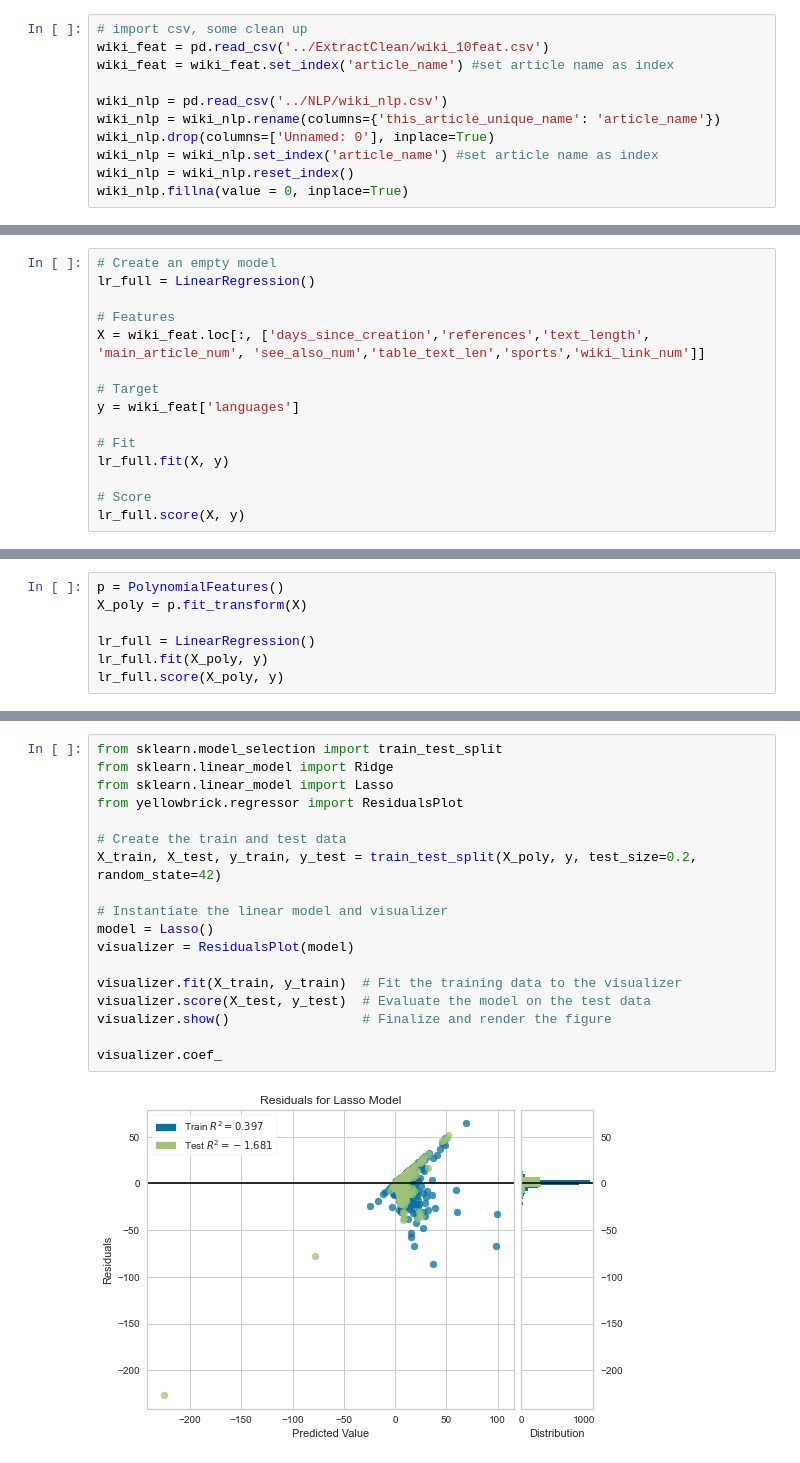
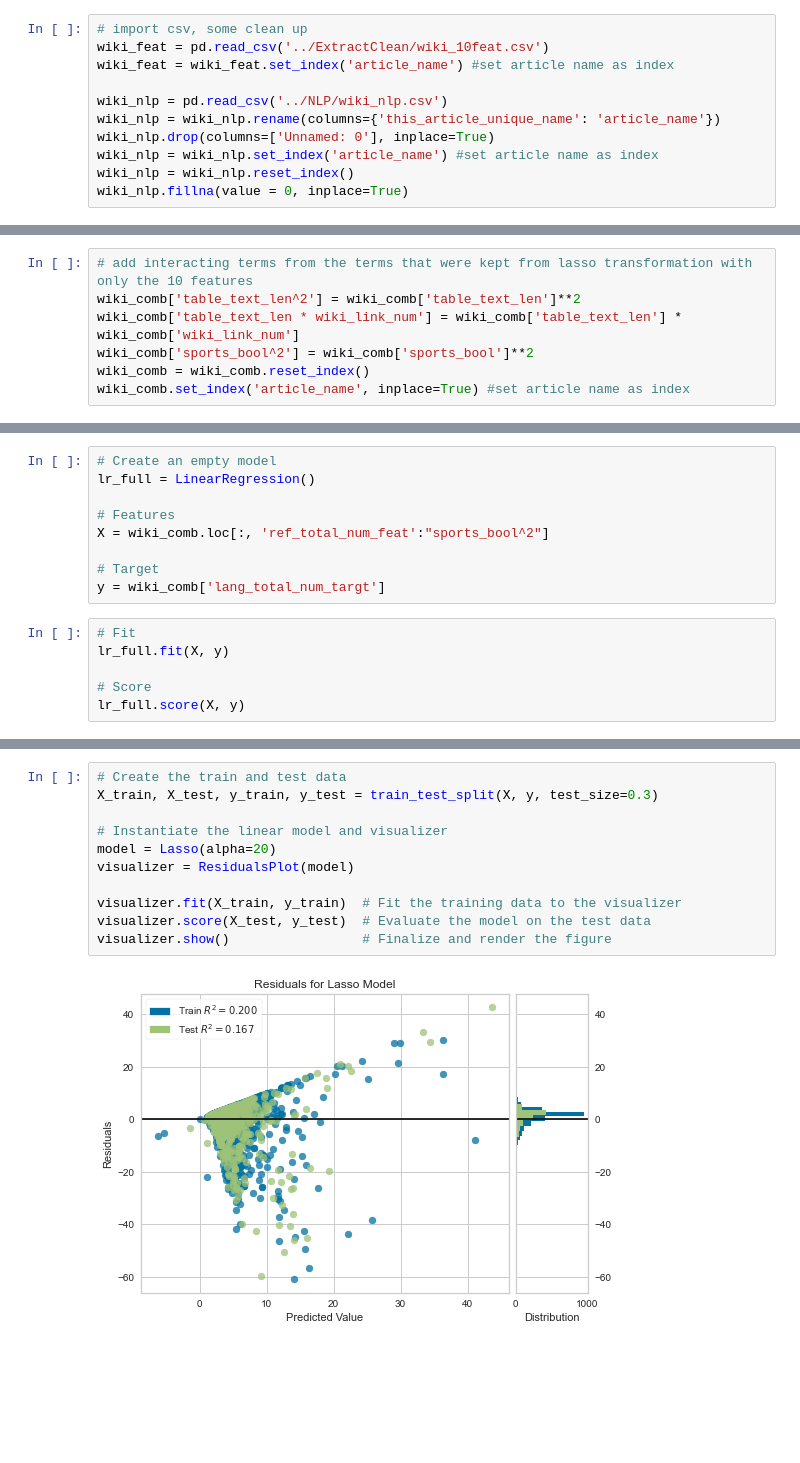
Before and after one commit to jcpark376/project2-wikipedia, a Jupyter notebook: FinalModel/final.ipynb, the cells around one changed output, grey strips where cells are left out. Cells and saved outputs as stored; diff of their text form; blank space fills up the shorter version.

Commit message:
all three models are working
features model, nlp model, combined model

```diff
--- a/FinalModel/final.ipynb
+++ b/FinalModel/final.ipynb
@@ -78,0 +46,7 @@ dtype: int64
+# %%
+# add interacting terms from the terms that were kept from lasso transformation with only the 10 features
+wiki_comb['table_text_len^2'] = wiki_comb['table_text_len']**2
+wiki_comb['table_text_len * wiki_link_num'] = wiki_comb['table_text_len'] * wiki_comb['wiki_link_num']
+wiki_comb['sports_bool^2'] = wiki_comb['sports_bool']**2
+wiki_comb = wiki_comb.reset_index()
+wiki_comb.set_index('article_name', inplace=True) #set article name as index
@@ -79,13 +70,13 @@ dtype: int64
+# %%
+# Create an empty model
+lr_full = LinearRegression()
+
+# Features
+X = wiki_comb.loc[:, 'ref_total_num_feat':"sports_bool^2"]
+
+# Target
+y = wiki_comb['lang_total_num_targt']
 # %%
-# Create an empty model
-lr_full = LinearRegression()
-
-# Features
-X = wiki_feat.loc[:, ['days_since_creation','references','text_length', 'main_article_num', 'see_also_num','table_text_len','sports','wiki_link_num']]
-
-# Target
-y = wiki_feat['languages']
-
 # Fit
 lr_full.fit(X, y)
 
@@ -96,7 +86,0 @@ lr_full.score(X, y)
-# %%
-p = PolynomialFeatures()
-X_poly = p.fit_transform(X)
-
-lr_full = LinearRegression()
-lr_full.fit(X_poly, y)
-lr_full.score(X_poly, y)
@@ -111,20 +87,13 @@ lr_full.score(X_poly, y)
 # %%
-from sklearn.model_selection import train_test_split
-from sklearn.linear_model import Ridge
-from sklearn.linear_model import Lasso
-from yellowbrick.regressor import ResidualsPlot
-
 # Create the train and test data
-X_train, X_test, y_train, y_test = train_test_split(X_poly, y, test_size=0.2, random_state=42)
+X_train, X_test, y_train, y_test = train_test_split(X, y, test_size=0.3)
 
 # Instantiate the linear model and visualizer
-model = Lasso()
+model = Lasso(alpha=20)
 visualizer = ResidualsPlot(model)
 
 visualizer.fit(X_train, y_train)  # Fit the training data to the visualizer
 visualizer.score(X_test, y_test)  # Evaluate the model on the test data
 visualizer.show()                 # Finalize and render the figure
-
-visualizer.coef_
 # %% [output]
-[figure, old version]
+[figure, new version]
```
Also changed, not shown: parts of 15 cells of this notebook, 3 other files.
